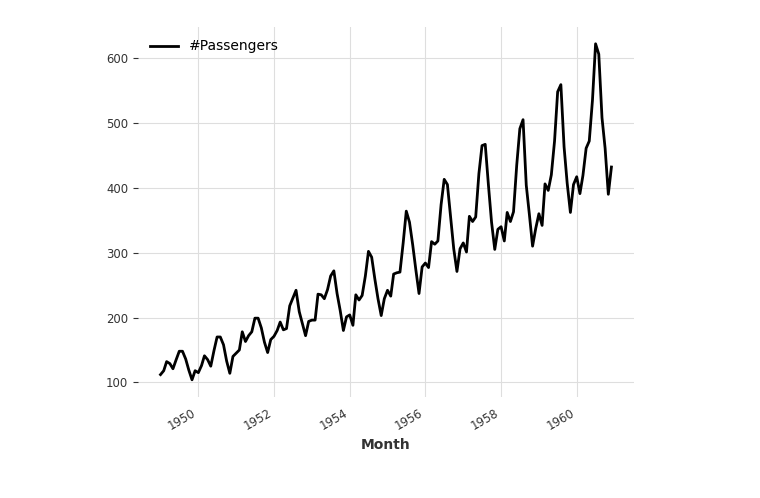
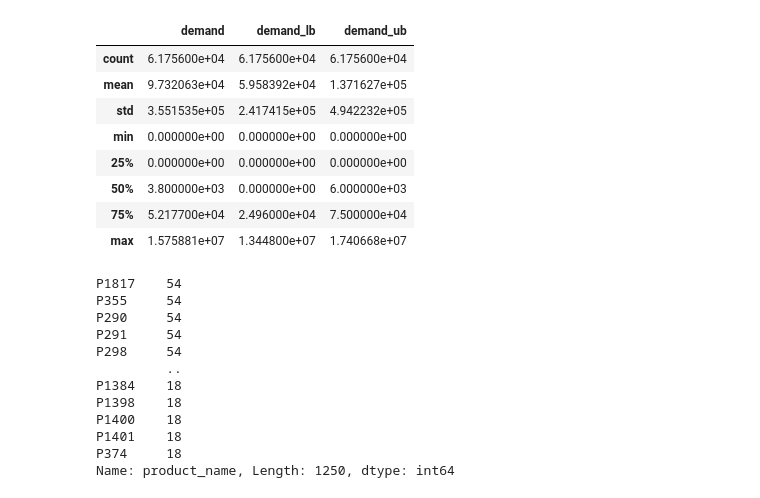
Before and after one commit to SongaZonga/tum_DAP_project, a Jupyter notebook: darts_test.ipynb, the cells around one changed output. Saved outputs shown, nothing was run; the diff lists cells and outputs as text; code cells hidden in the pictures.

```diff
--- a/darts_test.ipynb
+++ b/darts_test.ipynb
@@ -7,8 +7,36 @@ import matplotlib.pyplot as plt
 
 from darts import TimeSeries
 from darts.datasets import AirPassengersDataset
-# %%
-series = AirPassengersDataset().load()
-series.plot()
-# %% [output]
-[figure, removed]
+# %%
+df = pd.read_csv("20230411_SummerTerm23_Data_Challenge_Infineon_Data.csv", parse_dates=['reporting_time'])
+df = df.set_index('reporting_time')
+df = df[df['planning_method_latest']!='no Plan']
+df[['demand', 'demand_lb', 'demand_ub']].describe()
+# %% [output]
+|  | demand | demand_lb | demand_ub |
+| count | 6.175600e+04 | 6.175600e+04 | 6.175600e+04 |
+| mean | 9.732063e+04 | 5.958392e+04 | 1.371627e+05 |
+| std | 3.551535e+05 | 2.417415e+05 | 4.942232e+05 |
+| min | 0.000000e+00 | 0.000000e+00 | 0.000000e+00 |
+| 25% | 0.000000e+00 | 0.000000e+00 | 0.000000e+00 |
+| 50% | 3.800000e+03 | 0.000000e+00 | 6.000000e+03 |
+| 75% | 5.217700e+04 | 2.496000e+04 | 7.500000e+04 |
+| max | 1.575881e+07 | 1.344800e+07 | 1.740668e+07 |
+# %%
+#Getting all products with more than 18 months of data
+no_month = 18
+sub_df = df[df.groupby('product_name').product_name.transform('count')>=no_month].copy()
+sub_df.product_name.value_counts()
+# %% [output]
+P1817    54
+P355     54
+P290     54
+P291     54
+P298     54
+         ..
+P1384    18
+P1398    18
+P1400    18
+P1401    18
+P374     18
+Name: product_name, Length: 1250, dtype: int64
```
Also changed, not shown: parts of 9 cells of this notebook, 3 other files.
